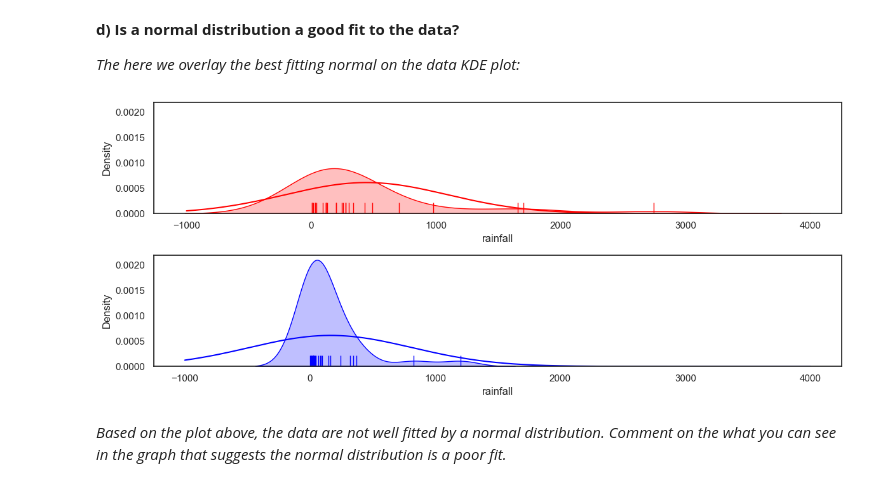
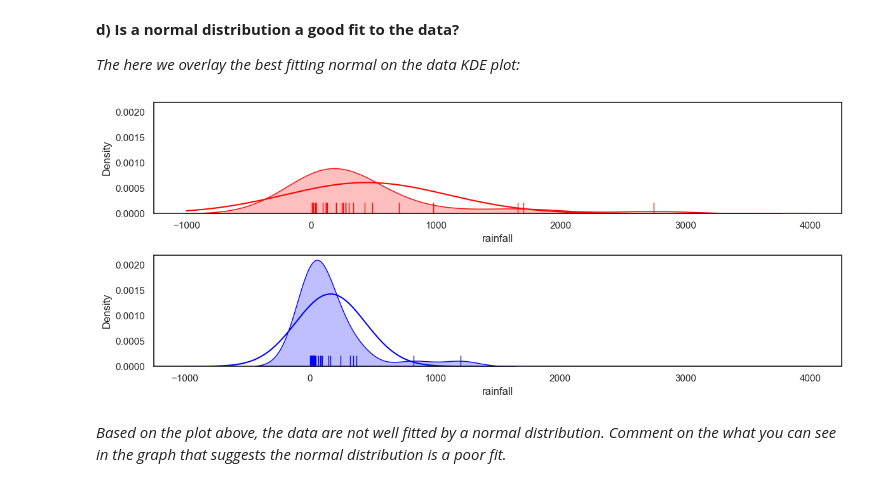
Before and after one commit to jillxoreilly/StatsCourseBook_2024, a Jupyter notebook: _build/jupyter_execute/Chapter6_ttest/HandInAssignment.ipynb, the cells around one changed output. Saved outputs shown, nothing was run; the diff lists cells and outputs as text; code cells hidden in the pictures.

```diff
--- a/_build/jupyter_execute/Chapter6_ttest/HandInAssignment.ipynb
+++ b/_build/jupyter_execute/Chapter6_ttest/HandInAssignment.ipynb
@@ -51,31 +51,31 @@ clouds = pd.read_csv('https://raw.githubusercontent.com/jillxoreilly/StatsCourse
 # %%
 plt.figure(figsize=(12, 5))
 
 seeded=clouds.query('status=="Seeded"').rainfall
 unseeded=clouds.query('status=="Unseeded"').rainfall
 
 # seeded clouds
 plt.subplot(2,1,1)
 x=range(-1000,4000)
 y = stats.norm.pdf(x,seeded.mean(),seeded.std())
 plt.plot(x,y,color=(1,0,0))
 sns.kdeplot(data=seeded, color=[1,0,0], fill=True)
 sns.rugplot(data=seeded, color=[1,0,0], height=0.1)
 plt.ylim([0,0.0022])
 
 # unseeded clouds
 plt.subplot(2,1,2)
 x=range(-1000,4000)
-y = stats.norm.pdf(x,unseeded.mean(),seeded.std())
+y = stats.norm.pdf(x,unseeded.mean(),unseeded.std())
 plt.plot(x,y,color=(0,0,1))
 sns.kdeplot(data=unseeded, color=[0,0,1], fill=True)
 sns.rugplot(data=unseeded, color=[0,0,1], height=0.1)
 plt.ylim([0,0.0022])
 
 plt.tight_layout()
 plt.show()
 # %% [output]
-[figure, old version]
+[figure, new version]
 # %% [markdown]
 *Based on the plot above, the data are not well fitted by a normal distribution. Comment on the what you can see in the graph that suggests the normal distribution is a poor fit.*
 # %% [markdown]
```
Also changed, not shown: parts of 3 cells of this notebook, 14 other files.
